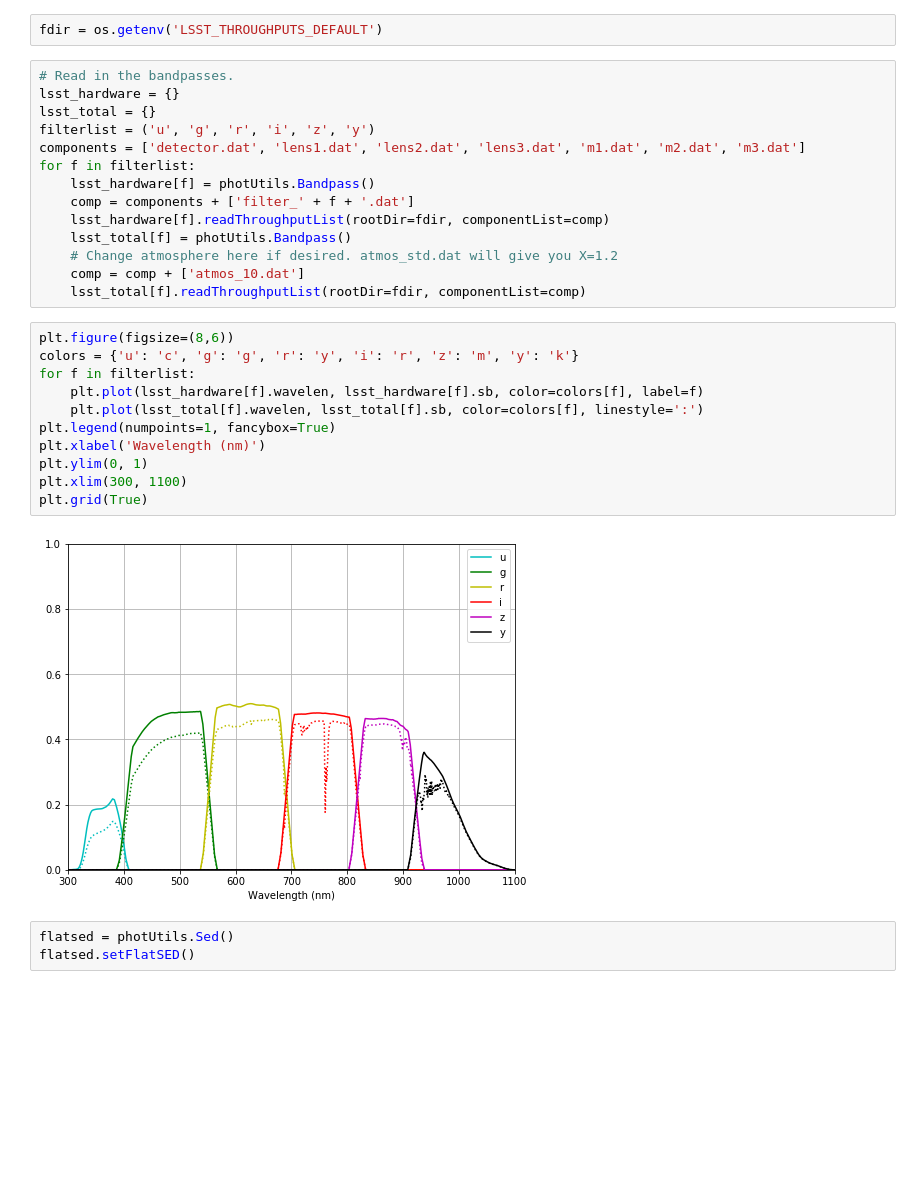
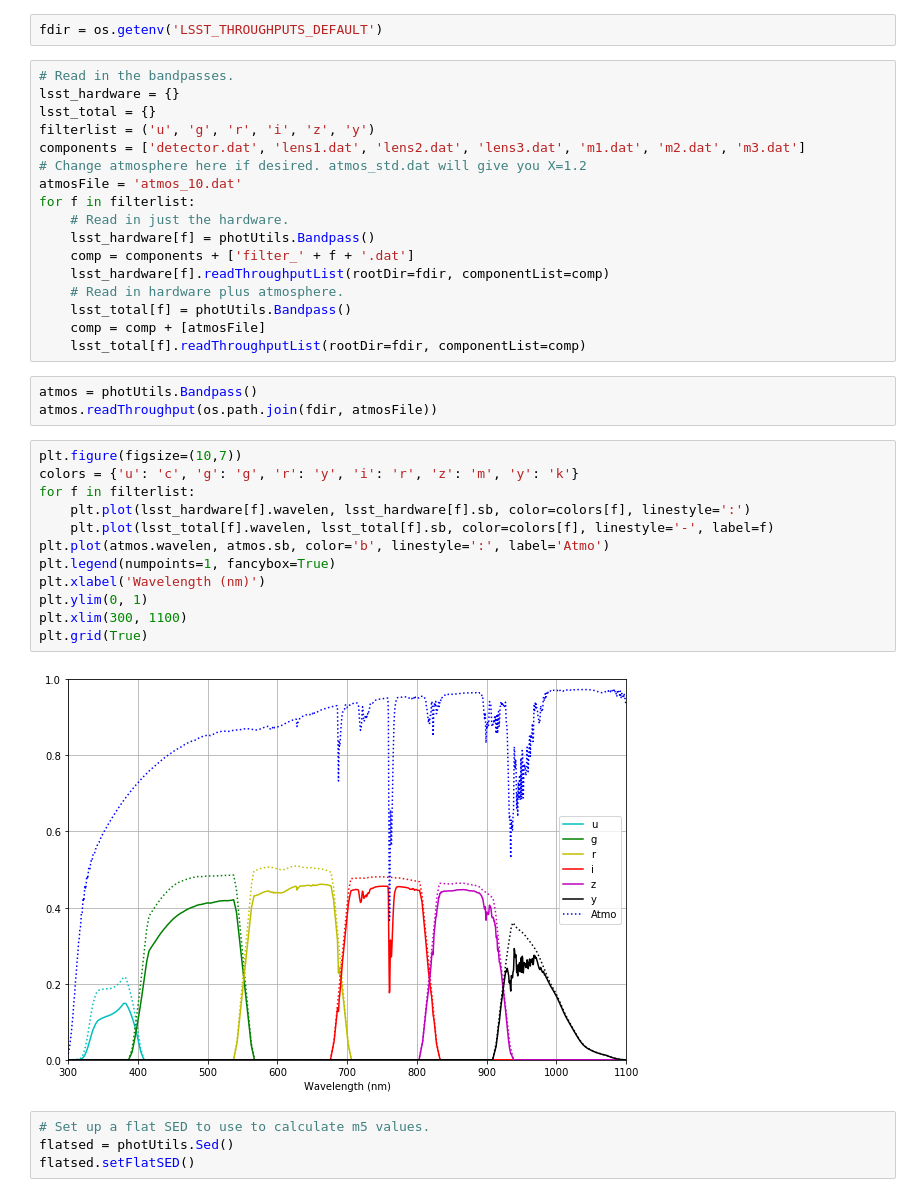
Before and after one commit to lsst/throughputs, a Jupyter notebook: examples/Number of exposures for given m5.ipynb, the cells around one changed output. Drawn from its saved outputs; the diff is of its cells as text; blank space fills up the shorter version.

```diff
--- a/examples/Number of exposures for given m5.ipynb
+++ b/examples/Number of exposures for given m5.ipynb
@@ -14,28 +14,36 @@ lsst_hardware = {}
 lsst_total = {}
 filterlist = ('u', 'g', 'r', 'i', 'z', 'y')
 components = ['detector.dat', 'lens1.dat', 'lens2.dat', 'lens3.dat', 'm1.dat', 'm2.dat', 'm3.dat']
+# Change atmosphere here if desired. atmos_std.dat will give you X=1.2
+atmosFile = 'atmos_10.dat'
 for f in filterlist:
+    # Read in just the hardware.
     lsst_hardware[f] = photUtils.Bandpass()
     comp = components + ['filter_' + f + '.dat']
     lsst_hardware[f].readThroughputList(rootDir=fdir, componentList=comp)
+    # Read in hardware plus atmosphere.
     lsst_total[f] = photUtils.Bandpass()
-    # Change atmosphere here if desired. atmos_std.dat will give you X=1.2
-    comp = comp + ['atmos_10.dat']
+    comp = comp + [atmosFile]
     lsst_total[f].readThroughputList(rootDir=fdir, componentList=comp)
+# %%
+atmos = photUtils.Bandpass()
+atmos.readThroughput(os.path.join(fdir, atmosFile))
 # %%
-plt.figure(figsize=(8,6))
+plt.figure(figsize=(10,7))
 colors = {'u': 'c', 'g': 'g', 'r': 'y', 'i': 'r', 'z': 'm', 'y': 'k'}
 for f in filterlist:
-    plt.plot(lsst_hardware[f].wavelen, lsst_hardware[f].sb, color=colors[f], label=f)
-    plt.plot(lsst_total[f].wavelen, lsst_total[f].sb, color=colors[f], linestyle=':')
+    plt.plot(lsst_hardware[f].wavelen, lsst_hardware[f].sb, color=colors[f], linestyle=':')
+    plt.plot(lsst_total[f].wavelen, lsst_total[f].sb, color=colors[f], linestyle='-', label=f)
+plt.plot(atmos.wavelen, atmos.sb, color='b', linestyle=':', label='Atmo')
 plt.legend(numpoints=1, fancybox=True)
 plt.xlabel('Wavelength (nm)')
 plt.ylim(0, 1)
 plt.xlim(300, 1100)
 plt.grid(True)
 # %% [output]
-[figure, old version]
+[figure, new version]
-# %%
-flatsed = photUtils.Sed()
-flatsed.setFlatSED()
+# %%
+# Set up a flat SED to use to calculate m5 values.
+flatsed = photUtils.Sed()
+flatsed.setFlatSED()
 # %%
```
Also changed, not shown: parts of 11 cells of this notebook.
